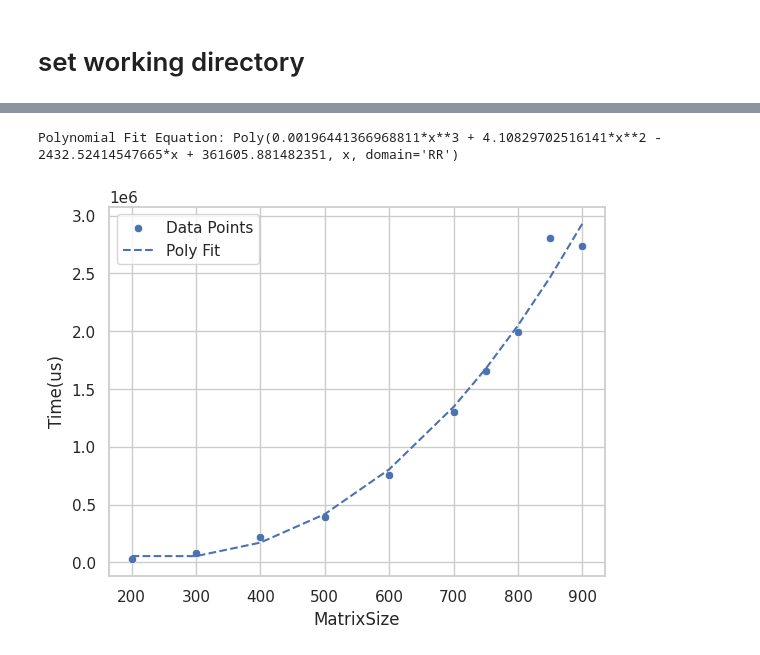
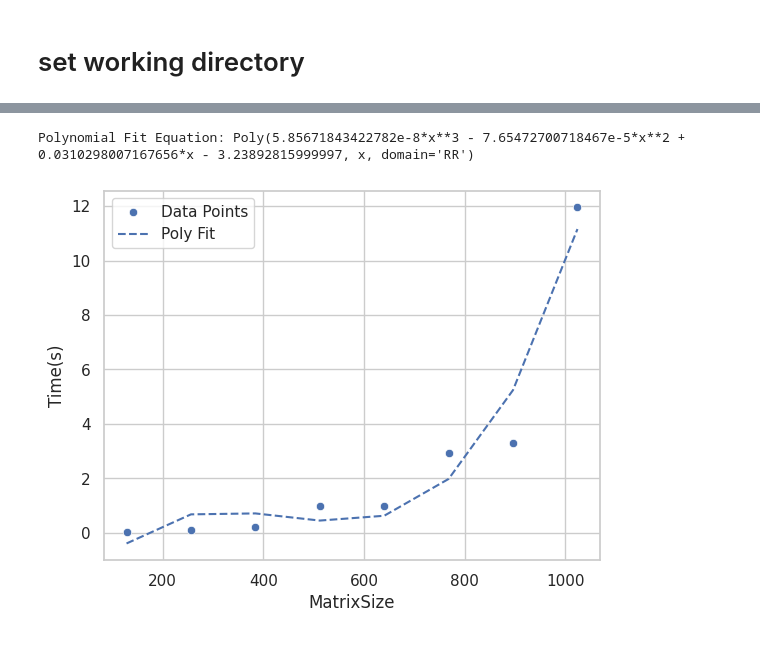
Before and after one commit to michaelsouza/CC0325, a Jupyter notebook: codes/matmat/matmat.ipynb, the cells around one changed output, grey strips where cells are left out. Cells and saved outputs as stored; diff of their text form; code cells hidden in the pictures.

```diff
--- a/codes/matmat/matmat.ipynb
+++ b/codes/matmat/matmat.ipynb
@@ -42,6 +42,6 @@ def plot_polynomial_fit(df, column_name, column_values, degree=2):
 !make run
 
 # read the output file
-df = pd.read_csv('output.txt')
+df = pd.read_csv('output.csv')
 df.head()
 # %% [output]
@@ -71,6 +54,6 @@ MatrixSize,BlockSize,Time(us)
 # %%
 df_filtered = df[df['BlockSize'] == 1]
-plot_polynomial_fit(df_filtered, 'MatrixSize', 'Time(us)', degree=3)
+plot_polynomial_fit(df_filtered, 'MatrixSize', 'Time(s)', degree=3)
 # %% [output]
-Polynomial Fit Equation: Poly(0.00196441366968811*x**3 + 4.10829702516141*x**2 - 2432.52414547665*x + 361605.881482351, x, domain='RR')
+Polynomial Fit Equation: Poly(5.85671843422782e-8*x**3 - 7.65472700718467e-5*x**2 + 0.0310298007167656*x - 3.23892815999997, x, domain='RR')
-[figure, old version]
+[figure, new version]
```
Also changed, not shown: parts of 5 cells of this notebook, 1 other file.
